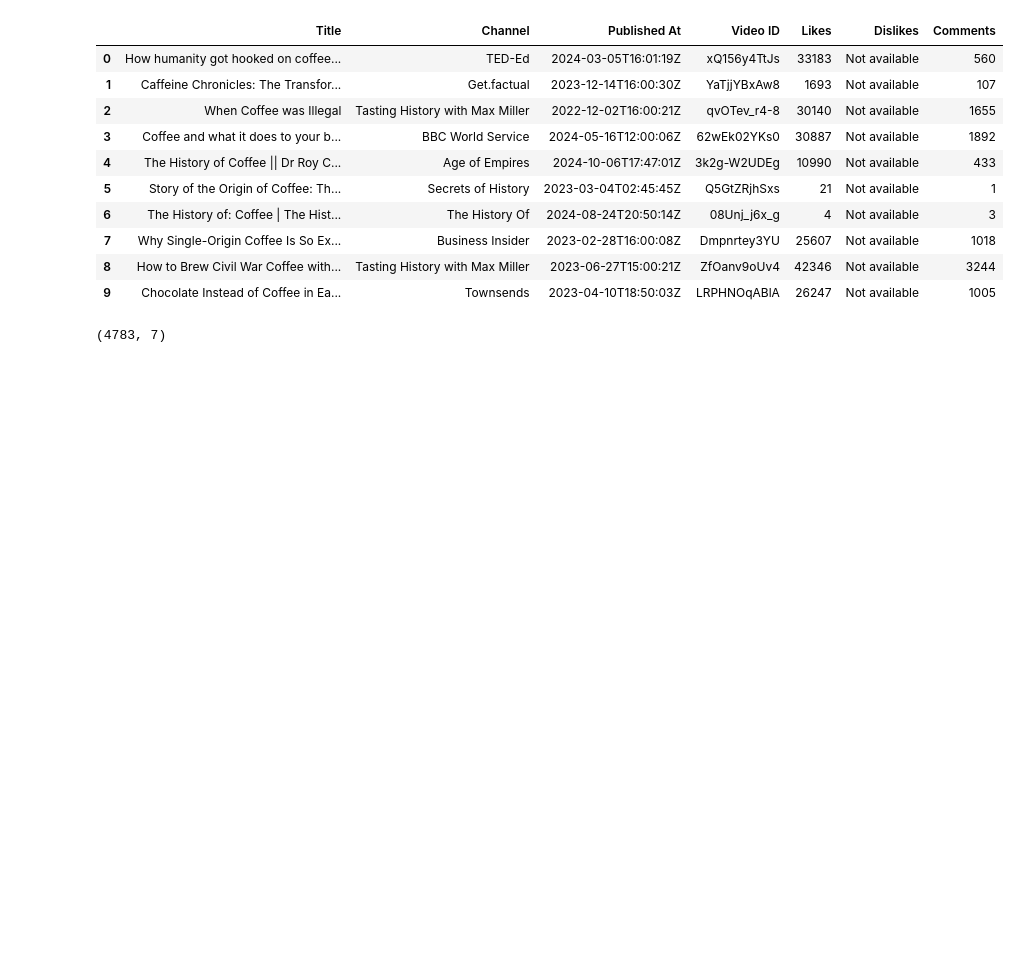
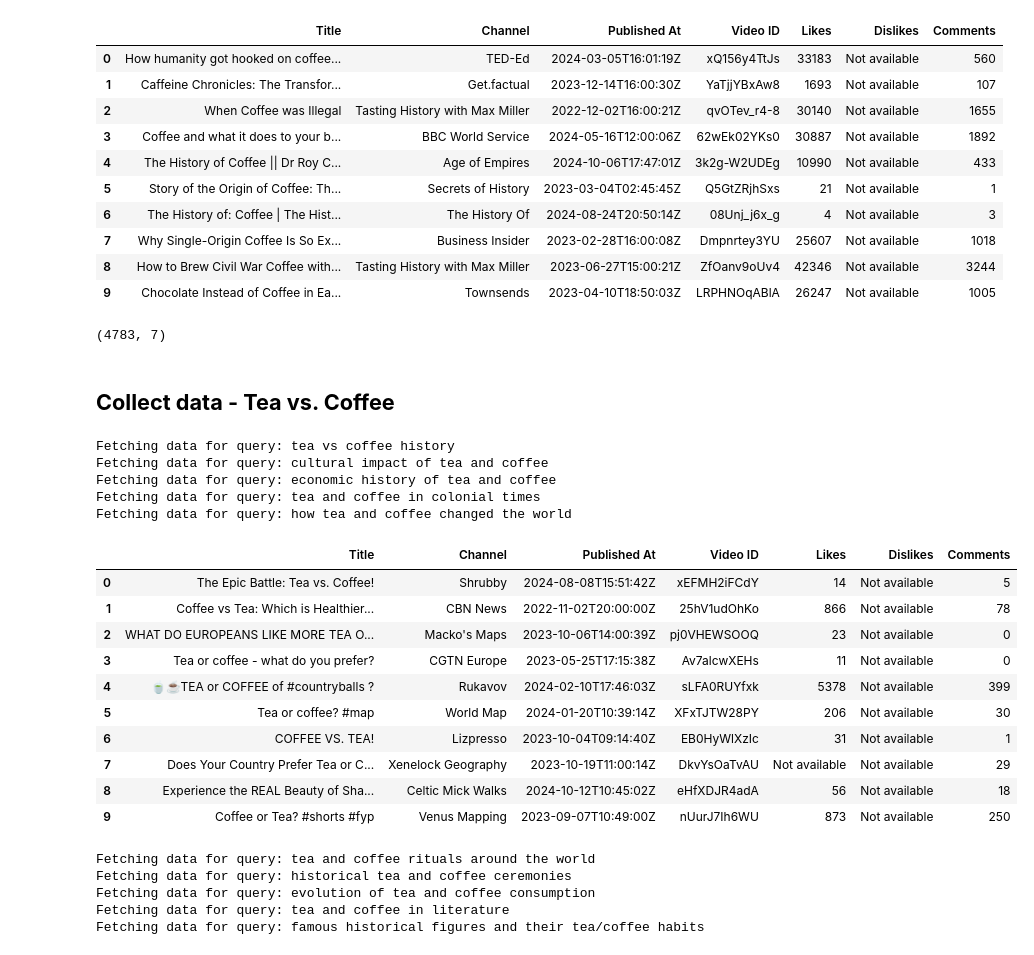
Before and after one commit to Milindi-Kodikara/MugLife, a Jupyter notebook: data_collection_yt.ipynb, the cells around one changed output. Cells and saved outputs as stored; diff of their text form; code cells hidden in the pictures; blank space fills up the shorter version.

Commit message:
Collect data for tea vs. coffee using search queries

```diff
--- a/data_collection_yt.ipynb
+++ b/data_collection_yt.ipynb
@@ -7,7 +7,7 @@ from datetime import datetime, timedelta
 import config
 # %%
 # API setup
-api_key = config.key4
+api_key = config.key6
 youtube = build('youtube', 'v3', developerKey=api_key)
 # %%
 def fetch_videos(query, max_results, days_back):
@@ -246,3 +246,14 @@ df_coffee.shape
 # %%
 # Save the DataFrame to a CSV file
 df_coffee.to_csv('data_coffee.csv', index=False)
+# %% [markdown]
+## **Collect data  - Tea vs. Coffee**
+# %%
+search_queries_general1 = [
+
+    "tea vs coffee history",
+    "cultural impact of tea and coffee",
+    "economic history of tea and coffee",
+    "tea and coffee in colonial times",
+    "how tea and coffee changed the world",
+]
@@ -248,0 +268,40 @@ df_coffee.to_csv('data_coffee.csv', index=False)
+# %%
+# Collect data for each query
+final_data_general1 = pd.DataFrame()
+for query in search_queries_general1:
+    print(f"Fetching data for query: {query}")
+    data_df = fetch_videos(query, max_results=1000, days_back=730)
+    final_data_general1 = pd.concat([final_data_general1, data_df], ignore_index=True)
+# %% [output]
+Fetching data for query: tea vs coffee history
+Fetching data for query: cultural impact of tea and coffee
+Fetching data for query: economic history of tea and coffee
+Fetching data for query: tea and coffee in colonial times
+Fetching data for query: how tea and coffee changed the world
+# %%
+final_data_general1.head(10)
+# %% [output]
+|  | Title | Channel | Published At | Video ID | Likes | Dislikes | Comments |
+| 0 | The Epic Battle: Tea vs. Coffee! | Shrubby | 2024-08-08T15:51:42Z | xEFMH2iFCdY | 14 | Not available | 5 |
+| 1 | Coffee vs Tea: Which is Healthier... | CBN News | 2022-11-02T20:00:00Z | 25hV1udOhKo | 866 | Not available | 78 |
+| 2 | WHAT DO EUROPEANS LIKE MORE TEA O... | Macko's Maps | 2023-10-06T14:00:39Z | pj0VHEWSOOQ | 23 | Not available | 0 |
+| 3 | Tea or coffee - what do you prefer? | CGTN Europe | 2023-05-25T17:15:38Z | Av7alcwXEHs | 11 | Not available | 0 |
+| 4 | 🍵☕TEA or COFFEE of #countryballs ? | Rukavov | 2024-02-10T17:46:03Z | sLFA0RUYfxk | 5378 | Not available | 399 |
+| 5 | Tea or coffee? #map | World Map | 2024-01-20T10:39:14Z | XFxTJTW28PY | 206 | Not available | 30 |
+| 6 | COFFEE VS. TEA! | Lizpresso | 2023-10-04T09:14:40Z | EB0HyWlXzIc | 31 | Not available | 1 |
+| 7 | Does Your Country Prefer Tea or C... | Xenelock Geography | 2023-10-19T11:00:14Z | DkvYsOaTvAU | Not available | Not available | 29 |
+| 8 | Experience the REAL Beauty of Sha... | Celtic Mick Walks | 2024-10-12T10:45:02Z | eHfXDJR4adA | 56 | Not available | 18 |
+| 9 | Coffee or Tea? #shorts #fyp | Venus Mapping | 2023-09-07T10:49:00Z | nUurJ7Ih6WU | 873 | Not available | 250 |
+# %%
+# Collect data for each query
+final_data_general2 = pd.DataFrame()
+for query in search_queries_general2:
+    print(f"Fetching data for query: {query}")
+    data_df = fetch_videos(query, max_results=1000, days_back=730)
+    final_data_general2 = pd.concat([final_data_general2, data_df], ignore_index=True)
+# %% [output]
+Fetching data for query: tea and coffee rituals around the world
+Fetching data for query: historical tea and coffee ceremonies
+Fetching data for query: evolution of tea and coffee consumption
+Fetching data for query: tea and coffee in literature
+Fetching data for query: famous historical figures and their tea/coffee habits
```
Also changed, not shown: parts of 6 cells of this notebook, 1 other file.
